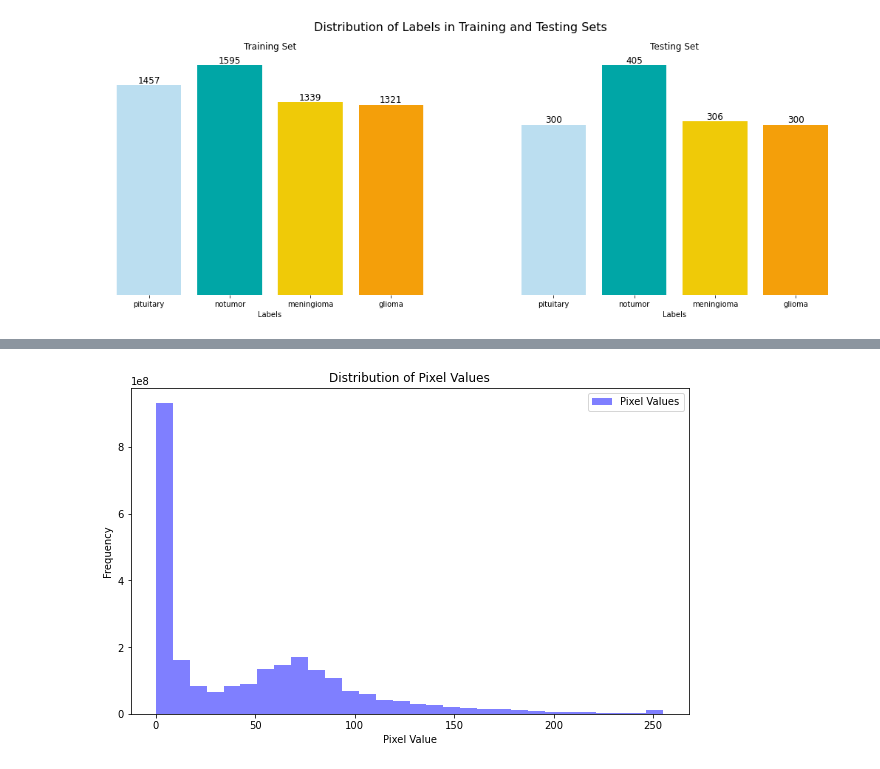
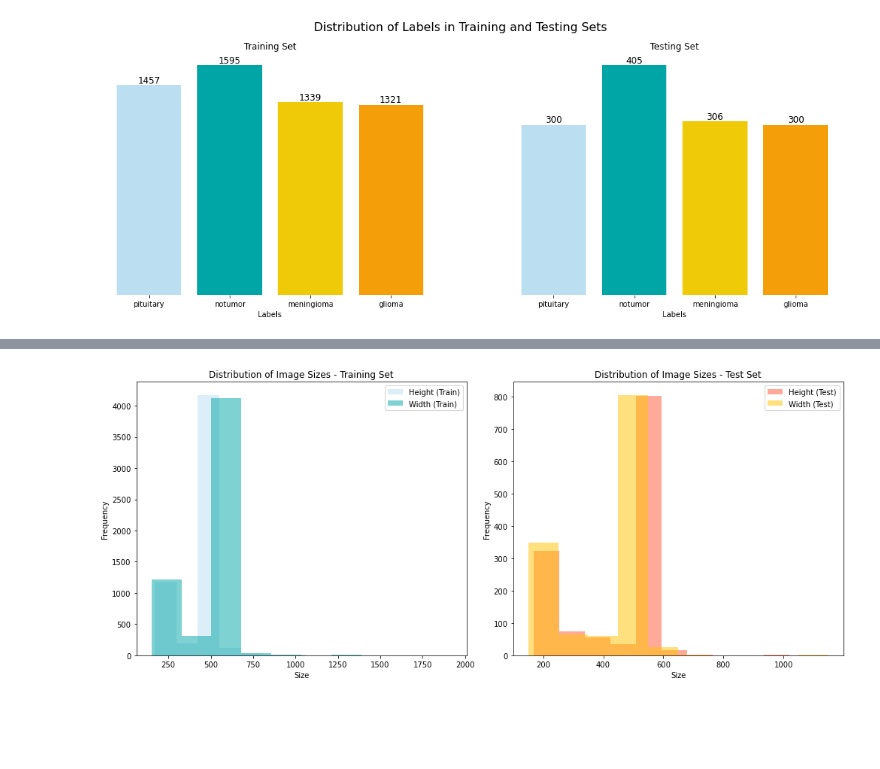
Before and after one commit to f-antelo/DLNN-Group2, a Jupyter notebook: 02 - Final Notebook/Data Exploration.ipynb, the cells around one changed output, grey strips where cells are left out. Drawn from its saved outputs; the diff is of its cells as text; code cells hidden in the pictures; blank space fills up the shorter version.

```diff
--- a/02 - Final Notebook/Data Exploration.ipynb
+++ b/02 - Final Notebook/Data Exploration.ipynb
@@ -125,14 +129,36 @@ plt.show()
-# %%
-# Calculate pixel value distribution
-pixel_values = np.concatenate([img.flatten() for img in train_images])
-
-# Visualize pixel value distribution
-plt.figure(figsize=(10, 6))
-plt.hist(pixel_values, bins=30, alpha=0.5, color='blue', label='Pixel Values')
-plt.title('Distribution of Pixel Values')
-plt.xlabel('Pixel Value')
-plt.ylabel('Frequency')
-plt.legend()
-plt.show()
-# %% [output]
-[figure, removed]
+# %%
+import numpy as np
+import matplotlib.pyplot as plt
+
+# Assuming you have the train_images and test_images arrays defined somewhere
+
+# Calculate image sizes for the training set
+train_image_sizes = np.array([img.shape[:2] for img in train_images])
+
+# Calculate image sizes for the test set
+test_image_sizes = np.array([img.shape[:2] for img in test_images])
+
+# Create subplots
+fig, (ax1, ax2) = plt.subplots(1, 2, figsize=(14, 6))
+
+# Visualize image size distribution for the training set
+ax1.hist(train_image_sizes[:, 0], bins=10, alpha=0.5, label='Height (Train)', color='#BBDEF0')
+ax1.hist(train_image_sizes[:, 1], bins=10, alpha=0.5, label='Width (Train)', color='#00A6A6')
+ax1.set_title('Distribution of Image Sizes - Training Set')
+ax1.set_xlabel('Size')
+ax1.set_ylabel('Frequency')
+ax1.legend()
+
+# Visualize image size distribution for the test set
+ax2.hist(test_image_sizes[:, 0], bins=10, alpha=0.5, label='Height (Test)', color='#FF5733')
+ax2.hist(test_image_sizes[:, 1], bins=10, alpha=0.5, label='Width (Test)', color='#FFC300')
+ax2.set_title('Distribution of Image Sizes - Test Set')
+ax2.set_xlabel('Size')
+ax2.set_ylabel('Frequency')
+ax2.legend()
+
+# Adjust layout to prevent overlap
+plt.tight_layout()
+plt.show()
+# %% [output]
+[figure, added]
```
Also changed, not shown: parts of 11 cells of this notebook.
